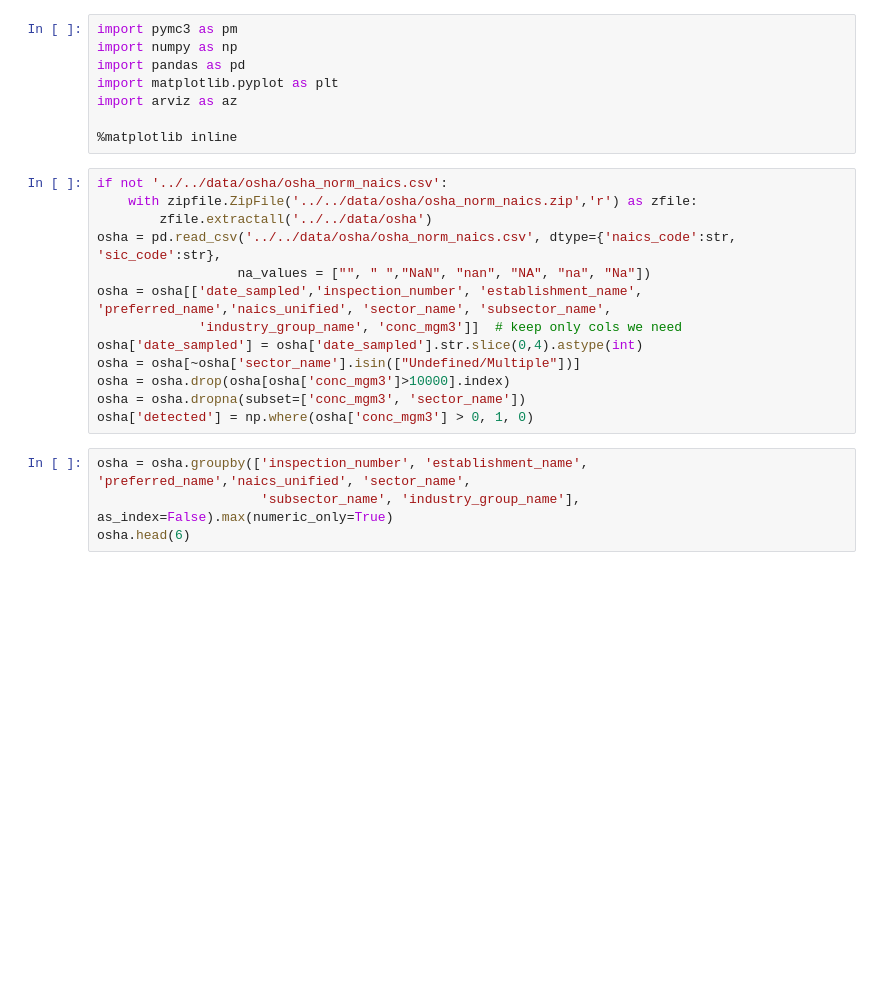
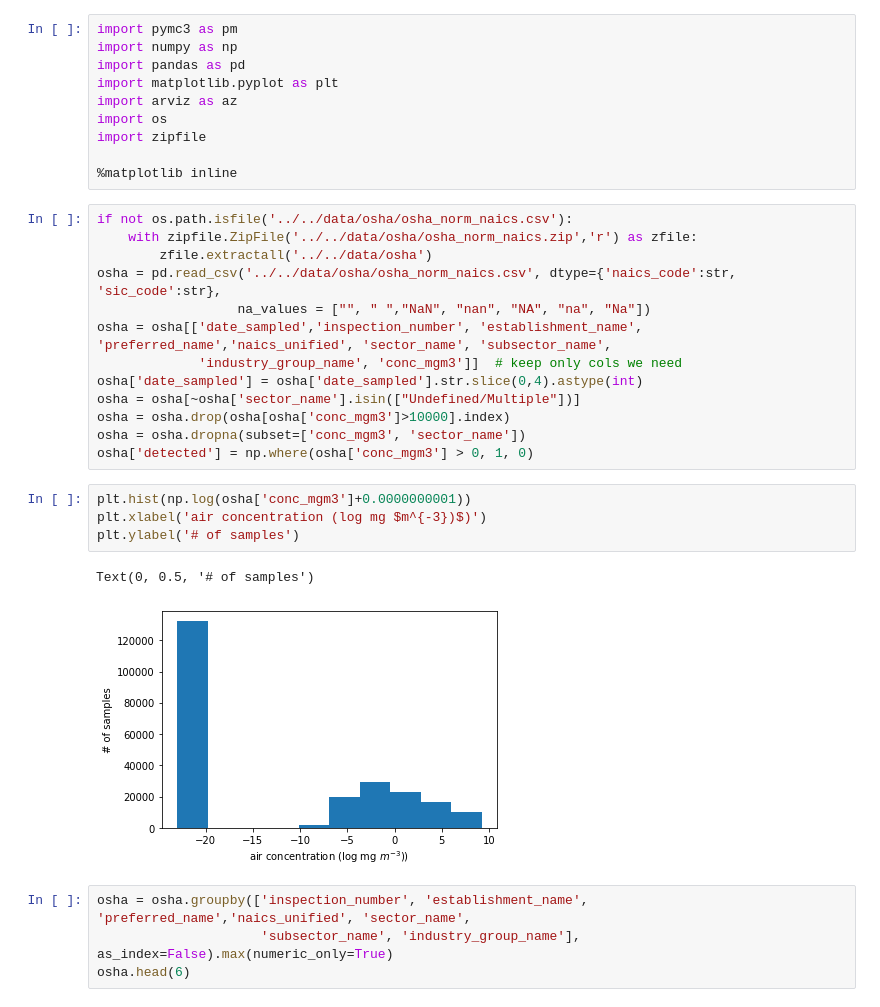
Before and after one commit to puruckertom/occupational_exposure, a Jupyter notebook: notebooks/work_in_progress/hierarchical_logistic_reg.ipynb, the cells around one changed output. Saved outputs shown, nothing was run; the diff lists cells and outputs as text; blank space fills up the shorter version.

```diff
--- a/notebooks/work_in_progress/hierarchical_logistic_reg.ipynb
+++ b/notebooks/work_in_progress/hierarchical_logistic_reg.ipynb
@@ -4,10 +4,12 @@ import numpy as np
 import pandas as pd
 import matplotlib.pyplot as plt
 import arviz as az
+import os
+import zipfile
 
 %matplotlib inline
 # %%
-if not '../../data/osha/osha_norm_naics.csv':
+if not os.path.isfile('../../data/osha/osha_norm_naics.csv'):
     with zipfile.ZipFile('../../data/osha/osha_norm_naics.zip','r') as zfile:
         zfile.extractall('../../data/osha')
 osha = pd.read_csv('../../data/osha/osha_norm_naics.csv', dtype={'naics_code':str, 'sic_code':str},
@@ -19,6 +21,13 @@ osha = osha[~osha['sector_name'].isin(["Undefined/Multiple"])]
 osha = osha.drop(osha[osha['conc_mgm3']>10000].index)
 osha = osha.dropna(subset=['conc_mgm3', 'sector_name'])
 osha['detected'] = np.where(osha['conc_mgm3'] > 0, 1, 0)
+# %%
+plt.hist(np.log(osha['conc_mgm3']+0.0000000001))
+plt.xlabel('air concentration (log mg $m^{-3})$)')
+plt.ylabel('# of samples')
+# %% [output]
+Text(0, 0.5, '# of samples')
+[figure, added]
 # %%
 osha = osha.groupby(['inspection_number', 'establishment_name', 'preferred_name','naics_unified', 'sector_name',
                      'subsector_name', 'industry_group_name'], as_index=False).max(numeric_only=True)
```
Also changed, not shown: parts of 5 cells of this notebook.
